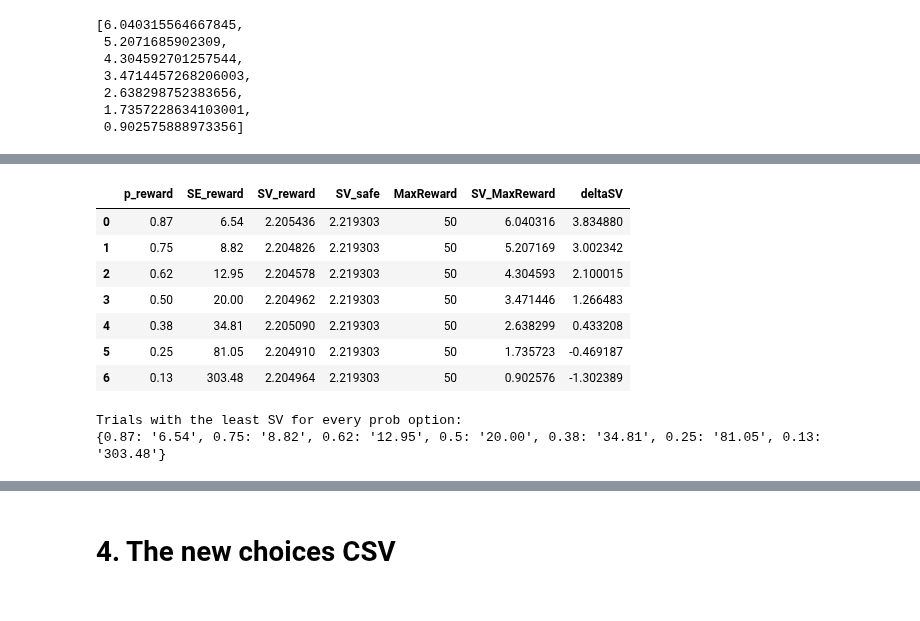
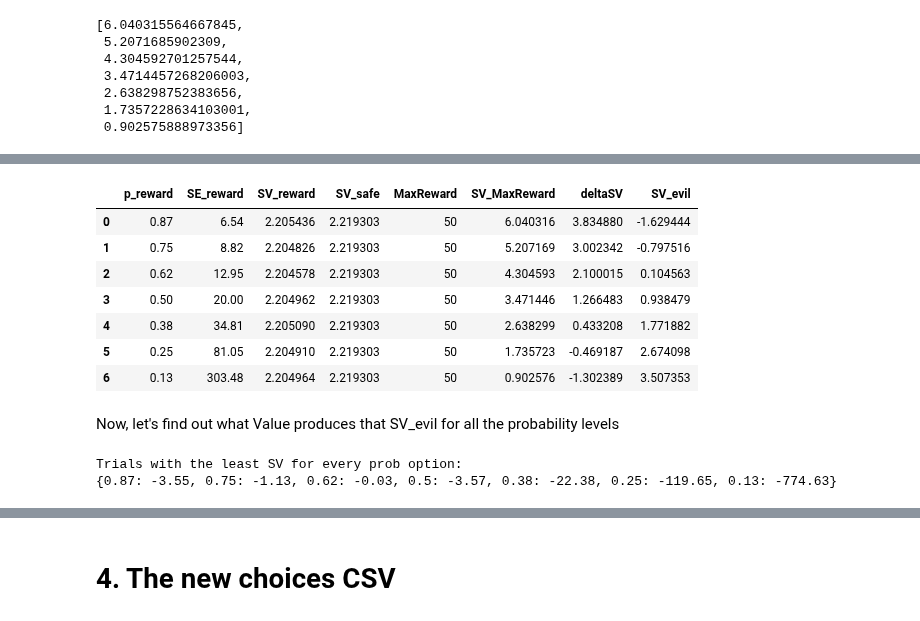
Before and after one commit to CDN-Lab/Adaptive_Choicesets, a Jupyter notebook: gen_choice_set_space.ipynb, the cells around one changed output, grey strips where cells are left out. Drawn from its saved outputs; the diff is of its cells as text; code cells hidden in the pictures.

Commit message:
Add files via upload
Created Extr SV trials using the absolute value function. This assumes a symmetrical representation of gains and losses.

```diff
--- a/gen_choice_set_space.ipynb
+++ b/gen_choice_set_space.ipynb
@@ -192,37 +184,40 @@ Evil SV for $50 at 13.0% probability: [-6.040315564667845, -5.2071685902309, -4.
 # %%
 # Convert the dictionary to a DataFrame
 df1 = pd.DataFrame(SE_trials.items(), columns=['p_reward', 'SE_reward'])
 #p_reward = df1['p_reward'].values
 #value_reward = df1['value_reward'].values
 df1['SV_reward'] = (df1['p_reward'] - beta*A/2)*df1['SE_reward']**alpha
 df1['SV_safe'] = 5.0**alpha
 df1['MaxReward'] = 50
 df1['SV_MaxReward'] = svpos
 df1['deltaSV'] = df1['SV_MaxReward'] - df1['SV_reward']
+df1['SV_evil'] = df1['SV_reward'] - df1['deltaSV']
 df1
 # %% [output]
-|  | p_reward | SE_reward | SV_reward | SV_safe | MaxReward | SV_MaxReward | deltaSV |
-| 0 | 0.87 | 6.54 | 2.205436 | 2.219303 | 50 | 6.040316 | 3.834880 |
-| 1 | 0.75 | 8.82 | 2.204826 | 2.219303 | 50 | 5.207169 | 3.002342 |
-| 2 | 0.62 | 12.95 | 2.204578 | 2.219303 | 50 | 4.304593 | 2.100015 |
-| 3 | 0.50 | 20.00 | 2.204962 | 2.219303 | 50 | 3.471446 | 1.266483 |
-| 4 | 0.38 | 34.81 | 2.205090 | 2.219303 | 50 | 2.638299 | 0.433208 |
-| 5 | 0.25 | 81.05 | 2.204910 | 2.219303 | 50 | 1.735723 | -0.469187 |
-| 6 | 0.13 | 303.48 | 2.204964 | 2.219303 | 50 | 0.902576 | -1.302389 |
+|  | p_reward | SE_reward | SV_reward | SV_safe | MaxReward | SV_MaxReward | deltaSV | SV_evil |
+| 0 | 0.87 | 6.54 | 2.205436 | 2.219303 | 50 | 6.040316 | 3.834880 | -1.629444 |
+| 1 | 0.75 | 8.82 | 2.204826 | 2.219303 | 50 | 5.207169 | 3.002342 | -0.797516 |
+| 2 | 0.62 | 12.95 | 2.204578 | 2.219303 | 50 | 4.304593 | 2.100015 | 0.104563 |
+| 3 | 0.50 | 20.00 | 2.204962 | 2.219303 | 50 | 3.471446 | 1.266483 | 0.938479 |
+| 4 | 0.38 | 34.81 | 2.205090 | 2.219303 | 50 | 2.638299 | 0.433208 | 1.771882 |
+| 5 | 0.25 | 81.05 | 2.204910 | 2.219303 | 50 | 1.735723 | -0.469187 | 2.674098 |
+| 6 | 0.13 | 303.48 | 2.204964 | 2.219303 | 50 | 0.902576 | -1.302389 | 3.507353 |
+# %% [markdown]
+Now, let's find out what Value produces that SV_evil for all the probability levels
 # %%
-#Now, let's see what Value produces that -SV for all the probability levels
-SVevil= -6.040315564667845
-def ExtrNeg_options(SVevil, alpha, beta, A): #This function take as parameters SV, alpha, beta and ambiguity level
+SV_evil = df1.set_index('p_reward')['SV_evil'].to_dict() #Create a dictionary usin Probability as key and SV_evil as a value
+#Now, let's see what Value produces that SV_evil for all the probability levels
+def ExtrNeg_options(SV_evil, alpha, beta, A): #This function take as parameters SV, alpha, beta and ambiguity level
   NegvaluesP = {} #The output will be an empty dictionary with the probabilities as keys and rewards as values.
-  for p in p_options: #A loop to iterate through all the probabilities optins.
-    v_new = (SVevil / (p-beta*A/2)) ** (1 / alpha)
-    NegvaluesP[p] = v_new #for every p it includes the calculated value
+  for p, sv1 in SV_evil.items(): #A loop to iterate through all the probabilities optins.
+    #v_evil = (sv1 / (p-beta*A/2)) ** (1 / alpha)
+    v_evil = - (abs(sv1)/(p - beta*A/2)) ** (1/alpha)  #Assuming losses are represented equally than gains!
+    NegvaluesP[p] = v_evil #for every p it includes the calculated value
   return NegvaluesP
-
-ExtrNeg_choices = ExtrNeg_options(SVevil, alpha,beta,A)
-ExtrNeg1 = {k: '{:.2f}'.format(v) for k, v in new_choicesp.items()}
-
-print('Trials with the least SV for every prob option: \n' + str(ExtrNeg1))
+# Call the function and store the result
+NegvaluesP = ExtrNeg_options(SV_evil, alpha, beta, A)
+ExtrNeg = {k: round(v, 2) for k, v in NegvaluesP.items()}
+print('Trials with the least SV for every prob option: \n' + str(ExtrNeg))
 # %% [output]
 Trials with the least SV for every prob option:
-{0.87: '6.54', 0.75: '8.82', 0.62: '12.95', 0.5: '20.00', 0.38: '34.81', 0.25: '81.05', 0.13: '303.48'}
+{0.87: -3.55, 0.75: -1.13, 0.62: -0.03, 0.5: -3.57, 0.38: -22.38, 0.25: -119.65, 0.13: -774.63}
```
Also changed, not shown: parts of 8 cells of this notebook.
